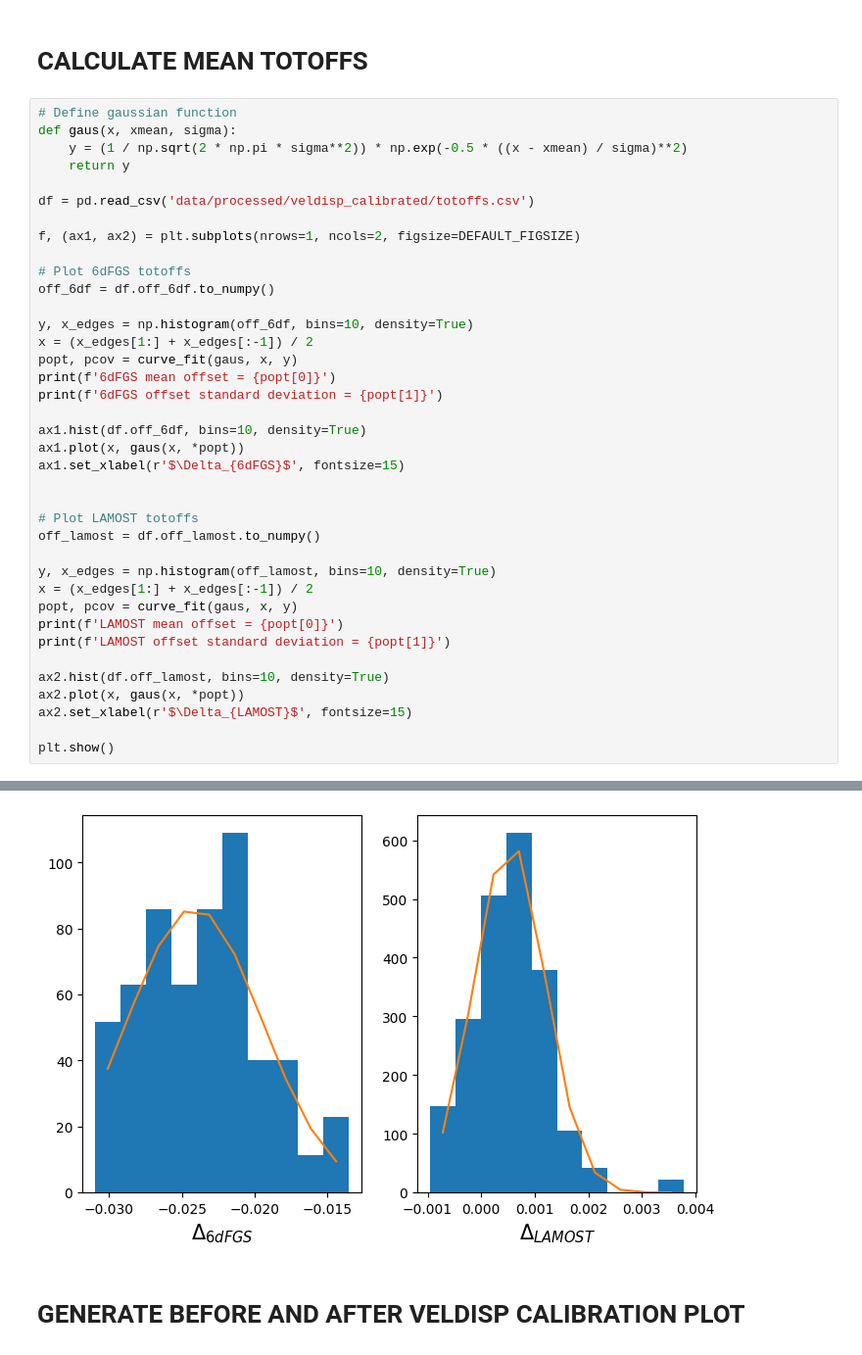
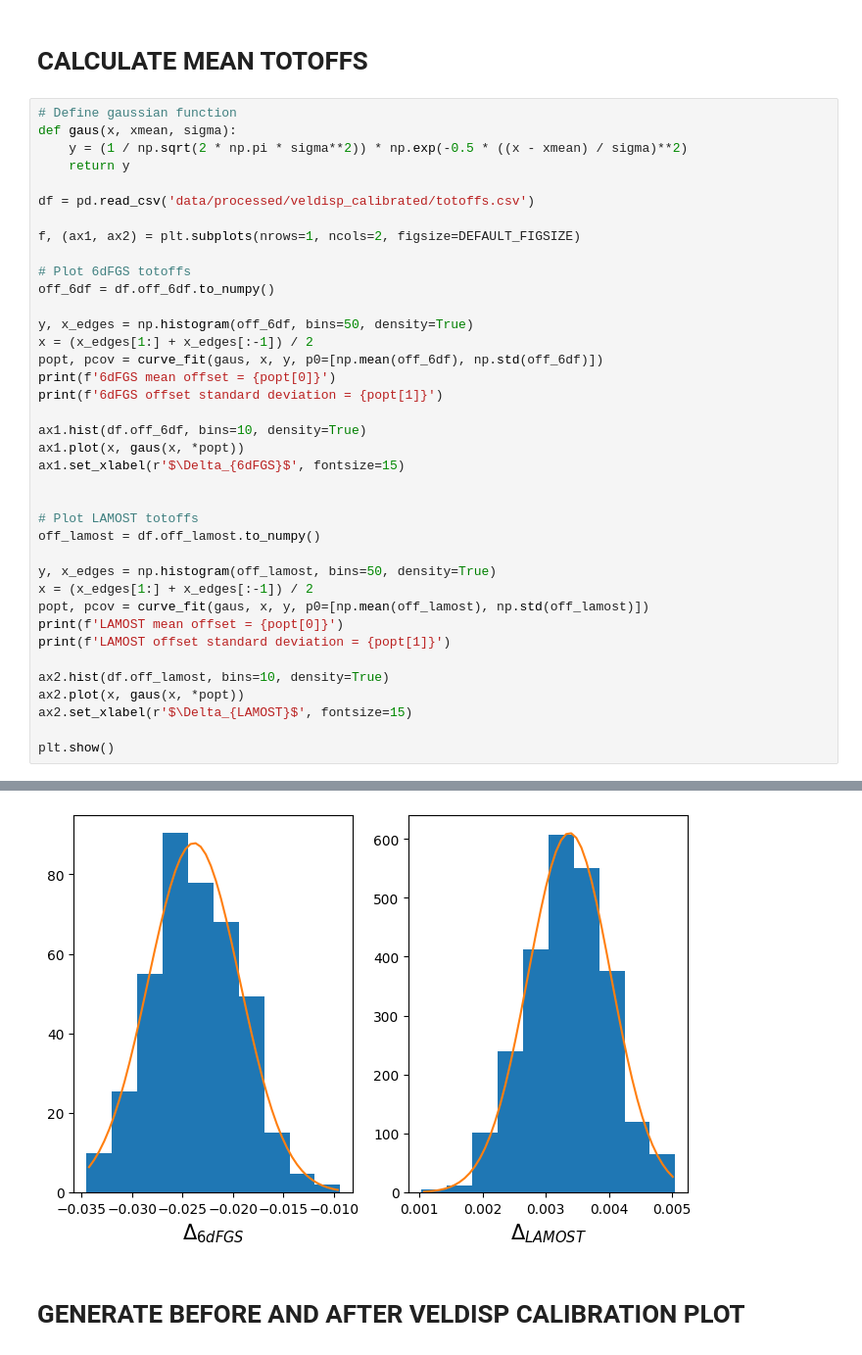
Before and after one commit to mrafifrbbn/thesis-research-2.0, a Jupyter notebook: notebook.ipynb, the cells around one changed output, grey strips where cells are left out. Shown at 98% size. Saved outputs shown, nothing was run; the diff lists cells and outputs as text.

```diff
--- a/notebook.ipynb
+++ b/notebook.ipynb
@@ -1351,9 +1351,9 @@ f, (ax1, ax2) = plt.subplots(nrows=1, ncols=2, figsize=DEFAULT_FIGSIZE)
 # Plot 6dFGS totoffs
 off_6df = df.off_6df.to_numpy()
 
-y, x_edges = np.histogram(off_6df, bins=10, density=True)
+y, x_edges = np.histogram(off_6df, bins=50, density=True)
 x = (x_edges[1:] + x_edges[:-1]) / 2
-popt, pcov = curve_fit(gaus, x, y)
+popt, pcov = curve_fit(gaus, x, y, p0=[np.mean(off_6df), np.std(off_6df)])
 print(f'6dFGS mean offset = {popt[0]}')
 print(f'6dFGS offset standard deviation = {popt[1]}')
 
@@ -1365,9 +1365,9 @@ ax1.set_xlabel(r'$\Delta_{6dFGS}$', fontsize=15)
 # Plot LAMOST totoffs
 off_lamost = df.off_lamost.to_numpy()
 
-y, x_edges = np.histogram(off_lamost, bins=10, density=True)
+y, x_edges = np.histogram(off_lamost, bins=50, density=True)
 x = (x_edges[1:] + x_edges[:-1]) / 2
-popt, pcov = curve_fit(gaus, x, y)
+popt, pcov = curve_fit(gaus, x, y, p0=[np.mean(off_lamost), np.std(off_lamost)])
 print(f'LAMOST mean offset = {popt[0]}')
 print(f'LAMOST offset standard deviation = {popt[1]}')
 
@@ -1384,4 +1384,4 @@ LAMOST offset standard deviation = 0.0006638334712654163
-[figure, old version]
+[figure, new version]
 # %% [markdown]
 # GENERATE BEFORE AND AFTER VELDISP CALIBRATION PLOT
 # %%
```
Also changed, not shown: parts of 2 cells of this notebook, 8 other files.
